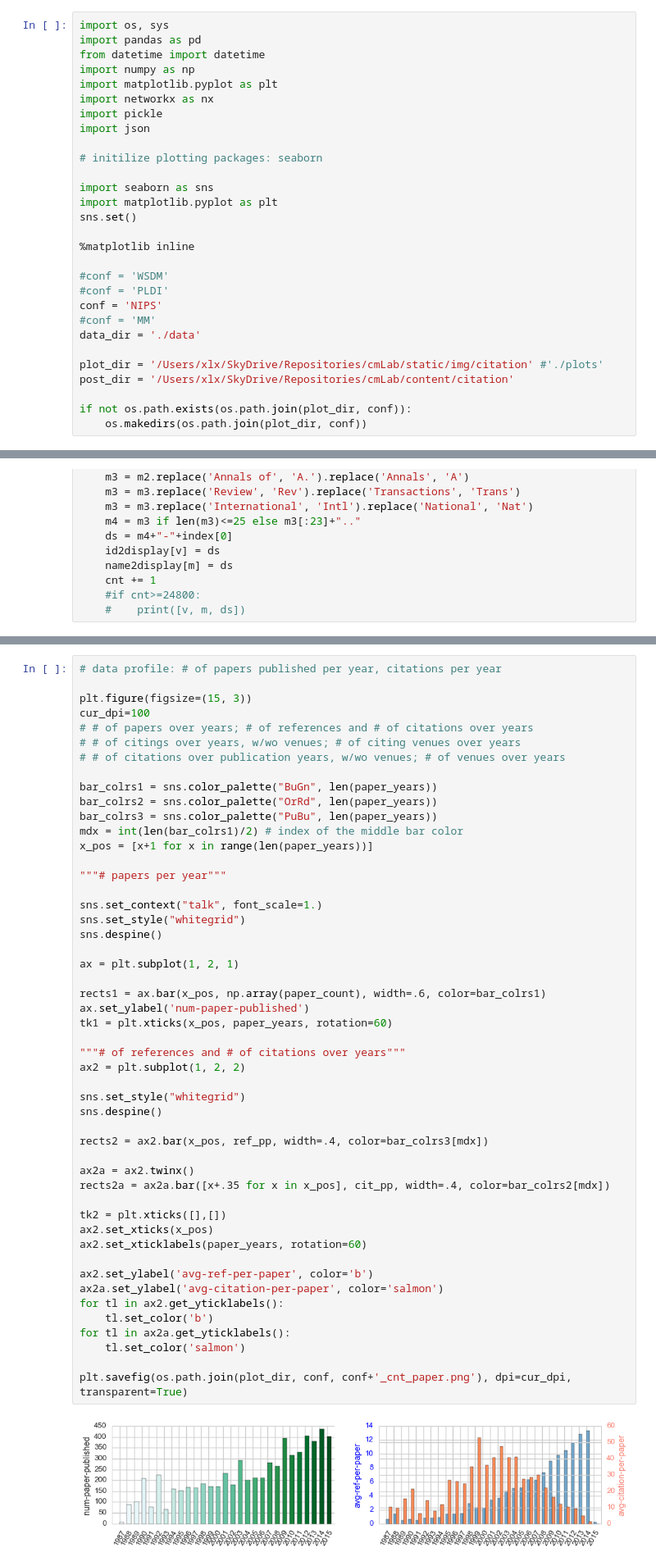
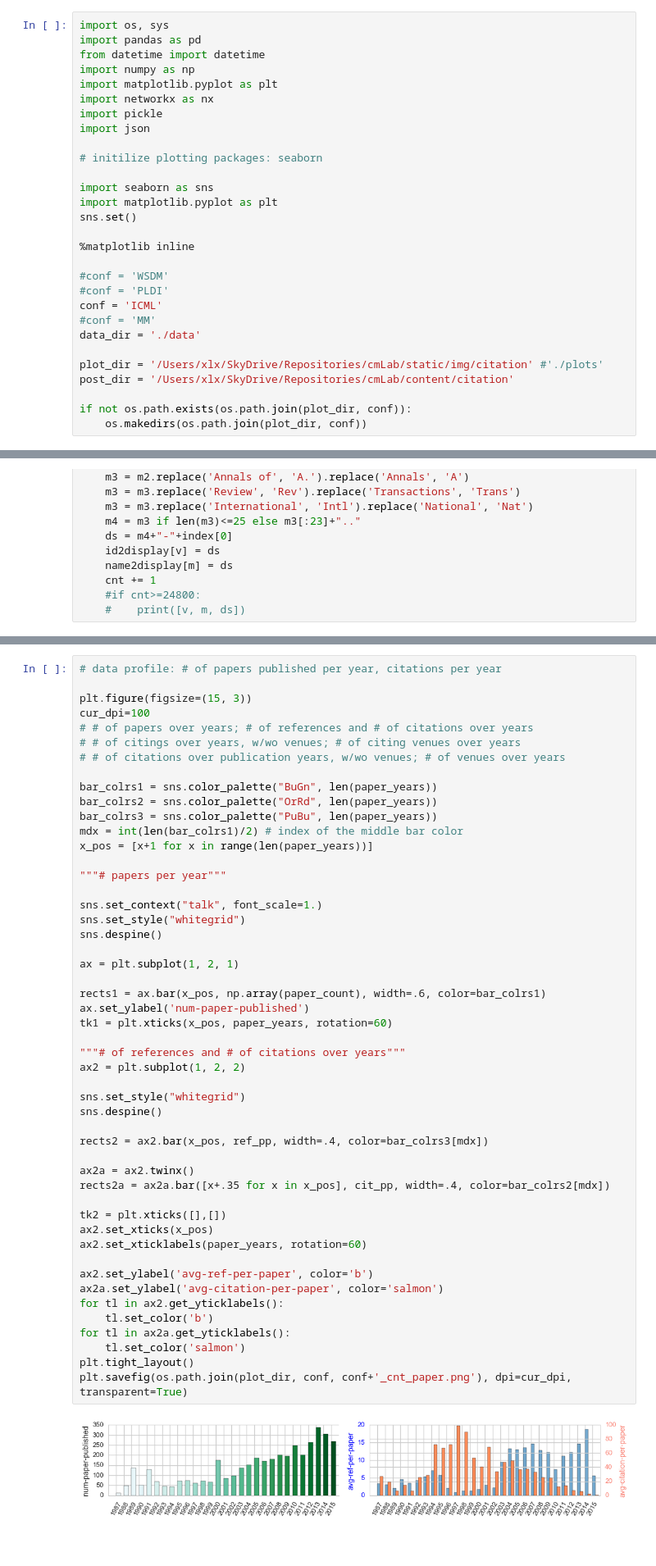
Before and after one commit to lexingxie/academic-graph, a Jupyter notebook: plot_conf_citations.ipynb, the cells around one changed output, grey strips where cells are left out. Shown at 82% size. Cells and saved outputs as stored; diff of their text form; blank space fills up the shorter version.

```diff
--- a/plot_conf_citations.ipynb
+++ b/plot_conf_citations.ipynb
@@ -38,7 +38,7 @@ sns.set()
 
 #conf = 'WSDM'
 #conf = 'PLDI'
-conf = 'NIPS'
+conf = 'ICML'
 #conf = 'MM'
 data_dir = './data'
 
@@ -228,35 +228,35 @@ sns.despine()
 
 ax = plt.subplot(1, 2, 1)
 
 rects1 = ax.bar(x_pos, np.array(paper_count), width=.6, color=bar_colrs1)
 ax.set_ylabel('num-paper-published')
 tk1 = plt.xticks(x_pos, paper_years, rotation=60)
 
 """# of references and # of citations over years"""
 ax2 = plt.subplot(1, 2, 2)
 
 sns.set_style("whitegrid")
 sns.despine()
 
 rects2 = ax2.bar(x_pos, ref_pp, width=.4, color=bar_colrs3[mdx])
 
 ax2a = ax2.twinx()
 rects2a = ax2a.bar([x+.35 for x in x_pos], cit_pp, width=.4, color=bar_colrs2[mdx])
 
 tk2 = plt.xticks([],[])
 ax2.set_xticks(x_pos)
 ax2.set_xticklabels(paper_years, rotation=60)
 
 ax2.set_ylabel('avg-ref-per-paper', color='b')
 ax2a.set_ylabel('avg-citation-per-paper', color='salmon')
 for tl in ax2.get_yticklabels():
     tl.set_color('b')
 for tl in ax2a.get_yticklabels():
     tl.set_color('salmon')
-
+plt.tight_layout()
 plt.savefig(os.path.join(plot_dir, conf, conf+'_cnt_paper.png'), dpi=cur_dpi, transparent=True)
 # %% [output]
-[figure, old version]
+[figure, new version]
 # %%
 """# of citings over years, w/wo venues; # of citing venues over years"""
 plt.figure(figsize=(15, 3))
```
Also changed, not shown: parts of 16 cells of this notebook.
